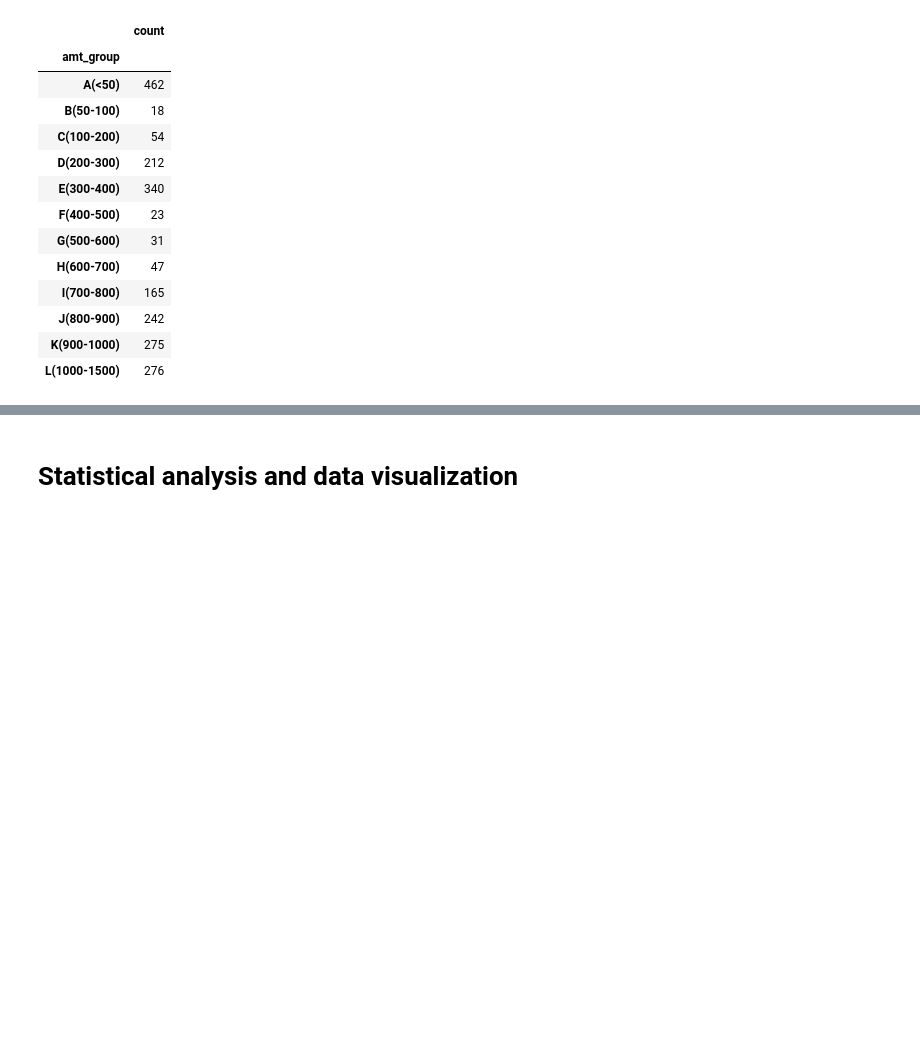
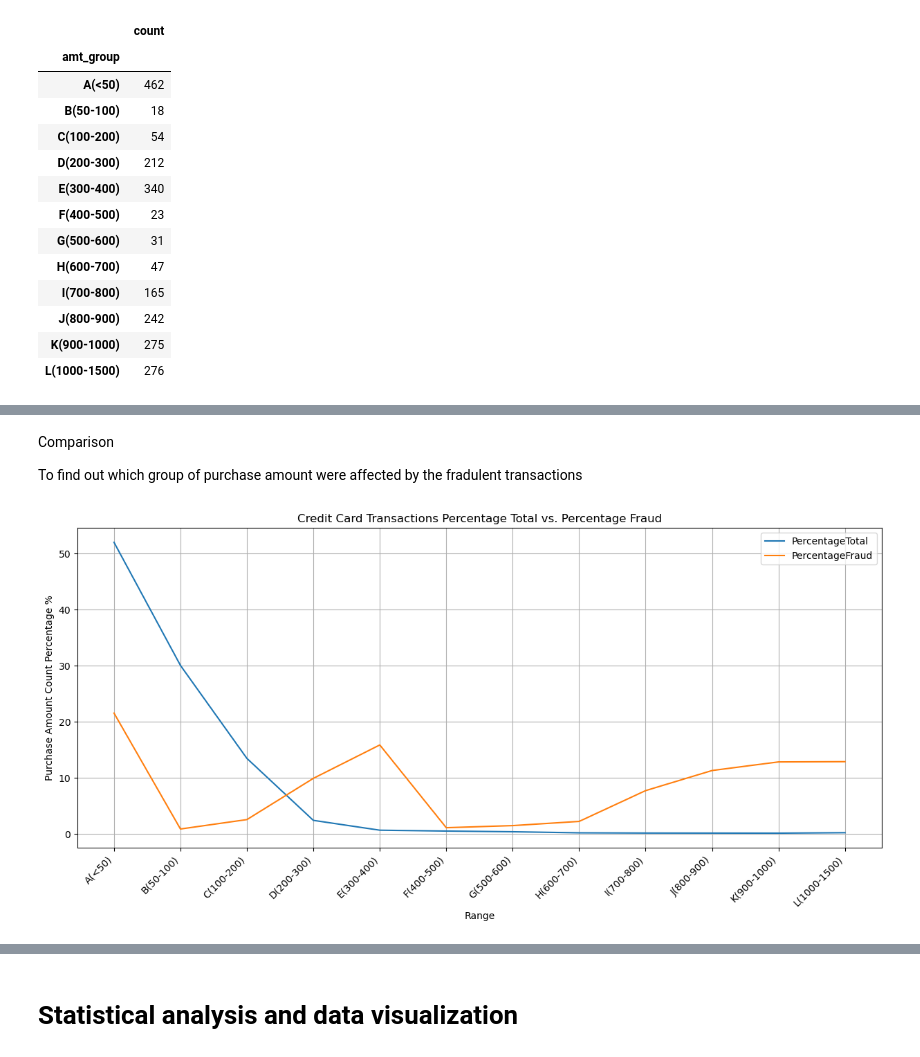
Before and after one commit to Mohammed-a-ali01/Project-1, a Jupyter notebook: fraudpy.ipynb, the cells around one changed output, grey strips where cells are left out. Drawn from its saved outputs; the diff is of its cells as text; code cells hidden in the pictures; blank space fills up the shorter version.

```diff
--- a/fraudpy.ipynb
+++ b/fraudpy.ipynb
@@ -201,0 +258,4 @@ plt.show()
+# %%
+# Reset index and convert amt_group to a column
+combine_df = combine_df.reset_index()
+combine_df.head()
@@ -201,0 +269,8 @@ plt.show()
+# %%
+# Rename the column
+combine_df = combine_df.rename(columns={'amt_group':'AmountGroup',
+                                        'count_x':'CountTotal',
+                                        'count_y':'CountFraud',
+                                        'percentage_x':'PercentageTotal',
+                                        'percentage_y':'PercentageFraud'})
+combine_df
@@ -201,0 +291,17 @@ plt.show()
+# %% [markdown]
+Comparison
+
+To find out which group of purchase amount were affected by the fradulent transactions
+# %%
+df3 = pd.DataFrame(data=combine_df, columns =['AmountGroup', 'PercentageTotal', 'PercentageFraud'])
+df3.plot(x='AmountGroup', y=['PercentageTotal', 'PercentageFraud'],
+        kind="line", figsize=(15, 6))
+plt.title("Credit Card Transactions Percentage Total vs. Percentage Fraud")
+plt.xlabel('Range')
+plt.ylabel("Purchase Amount Count Percentage %")
+plt.xticks(ticks=range(len(df3['AmountGroup'])), labels=df3['AmountGroup'], rotation=45, ha='right')
+plt.grid()
+plt.savefig("Fig3.png")
+plt.show()
+# %% [output]
+[figure, added]
```
Also changed, not shown: parts of 36 cells of this notebook.
